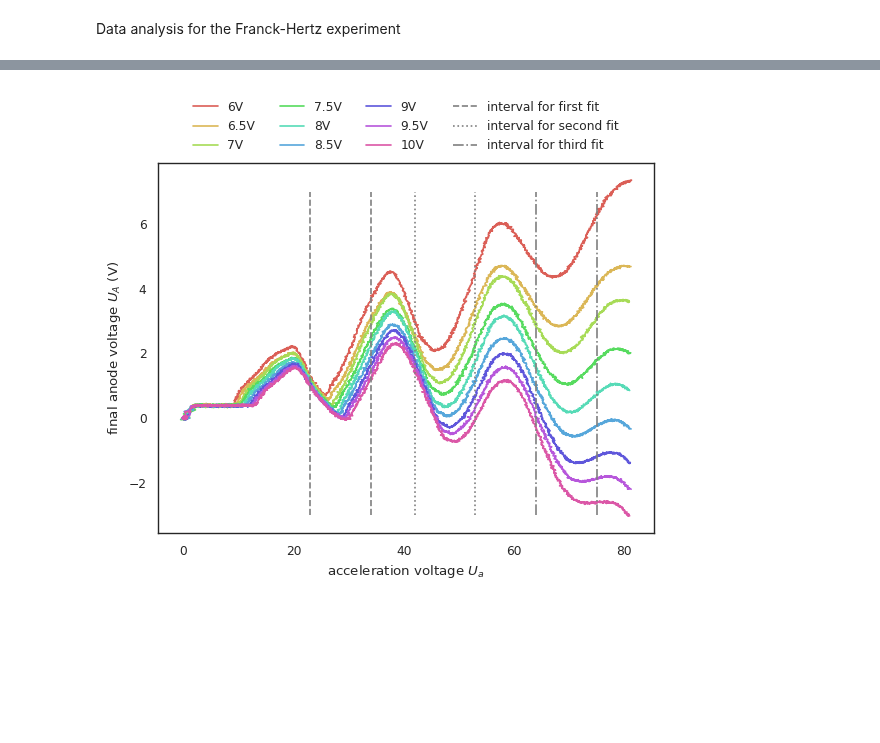
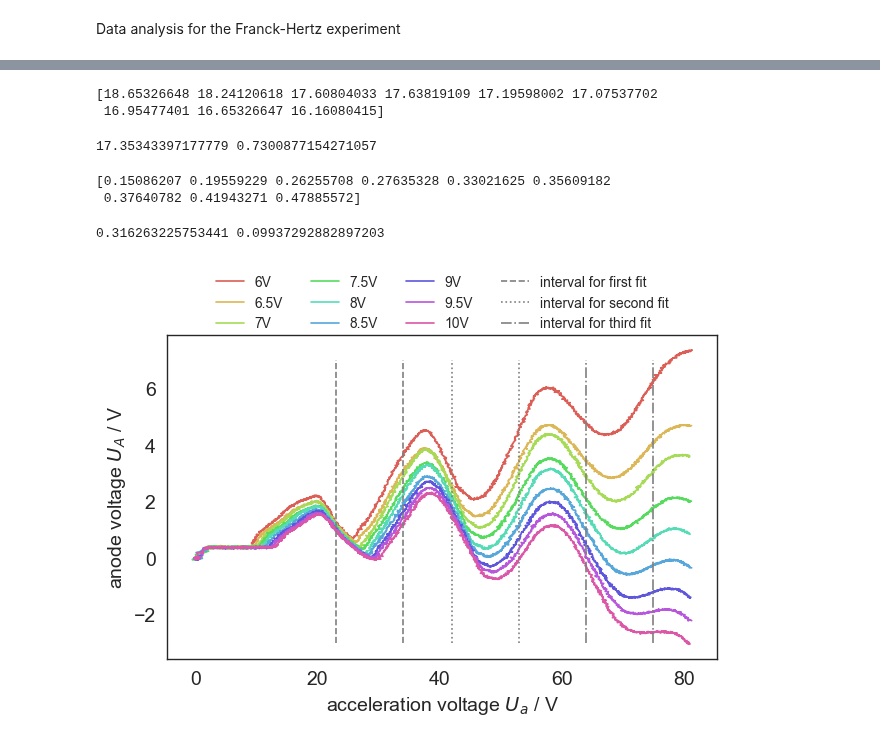
Before and after one commit to KemalOenen/advanced_labcourse, a Jupyter notebook: E065/data_analysis.ipynb, the cells around one changed output, grey strips where cells are left out. Saved outputs shown, nothing was run; the diff lists cells and outputs as text; code cells hidden in the pictures; blank space fills up the shorter version.

```diff
--- a/E065/data_analysis.ipynb
+++ b/E065/data_analysis.ipynb
@@ -154,16 +159,48 @@ E_lam_res
+# %%
+energies = np.zeros(len(E_lam_res))
+i=0
+for e_lam in E_lam_res:
+    energies[i] = e_lam[0]
+    i +=1
+print(energies)
+# %% [output]
+[18.65326648 18.24120618 17.60804033 17.63819109 17.19598002 17.07537702
+ 16.95477401 16.65326647 16.16080415]
+# %%
+print(energies.mean(),energies.std())
+# %% [output]
+17.35343397177779 0.7300877154271057
+# %%
+lambdas = np.zeros(len(E_lam_res))
+i=0
+for e_lam in E_lam_res:
+    lambdas[i] = e_lam[1]
+    i +=1
+print(lambdas)
+# %% [output]
+[0.15086207 0.19559229 0.26255708 0.27635328 0.33021625 0.35609182
+ 0.37640782 0.41943271 0.47885572]
+# %%
+print(lambdas.mean(), lambdas.std())
+# %% [output]
+0.316263225753441 0.09937292882897203
 # %%
 # plot all curves plus decided fit range in t
 vals = avgs["finvolt"].unique()
 for i in range(len(vals)):
     subset = avgs[avgs["finvolt"] == vals[i]]
     plt.plot(subset["mean_2"], subset["mean_1"], color = sns.color_palette("hls", 9)[i], label = vals[i])
 
 plt.vlines(intervals["1"], -3, 7, color = "grey", ls = "--", label = "interval for first fit")
 plt.vlines(intervals["2"], -3, 7, color = "grey", ls = ":", label = "interval for second fit")
 plt.vlines(intervals["3"], -3, 7, color = "grey", ls = "-.", label = "interval for third fit")
-plt.xlabel("acceleration voltage $U_a$")
-plt.ylabel("final anode voltage $U_A$ (V)")
-plt.legend(loc = 'center', bbox_to_anchor = (0.5, 1.1), ncol = 4, title = None, frameon = False)
+plt.xlabel("acceleration voltage $U_a$ / V", fontsize=14)
+plt.ylabel("anode voltage $U_A$ / V", fontsize=14)
+plt.xticks(fontsize=14)
+plt.yticks(fontsize=14)
+plt.legend(loc = 'center', bbox_to_anchor = (0.5, 1.1), ncol = 4, title = None, frameon = False, prop={'size': 10})
+plt.tight_layout()
+plt.savefig("interval_choice_plot.png", dpi = 400)
 plt.show()
 # %% [output]
-[figure, old version]
+[figure, new version]
```
Also changed, not shown: parts of 1 cell of this notebook, 2 other files.
